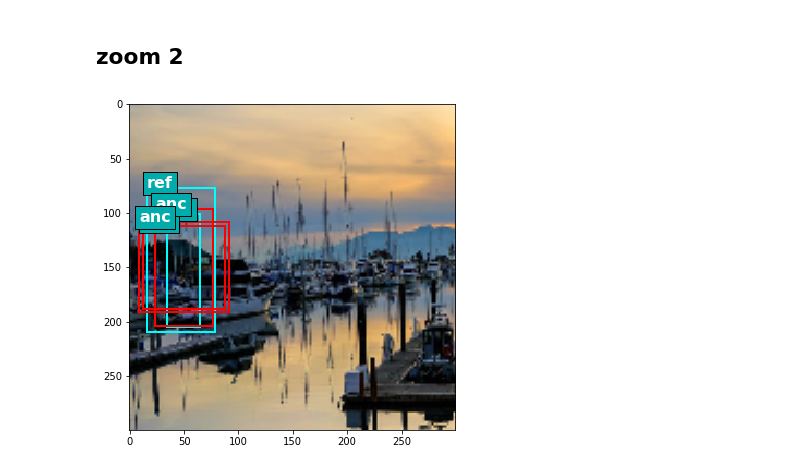
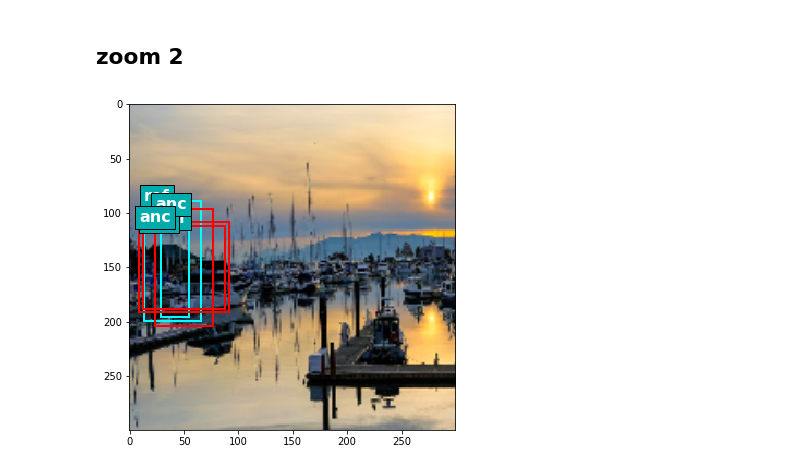
Before and after one commit to BAlmeidaS/capstone-udacity-mle, a Jupyter notebook: project/data-augmentation.ipynb, the cells around one changed output. Drawn from its saved outputs; the diff is of its cells as text; code cells hidden in the pictures.

```diff
--- a/project/data-augmentation.ipynb
+++ b/project/data-augmentation.ipynb
@@ -59,7 +60,7 @@ tqdm.pandas()
 # %% [output]
 Using TensorFlow backend.
 # %%
-images, X = train.load_data('1')
+images, X = da.load_data('1')
 # %%
 # show images with many bounding boxes
 for i in range(8750):
@@ -161,9 +163,9 @@ plt_bboxes(img_z, bboxes)
 # %%
 bboxes = deepcopy(bboxes_raw)
 
-img_z, bboxes = train.resize(img, bboxes, .5, -.2, -.25)
+img_z, bboxes = da.resize(img, bboxes, .6, -.2, -.2)
 
 plt_img(np.array(img_z))
 plt_bboxes(img_z, bboxes)
 # %% [output]
-[figure, old version]
+[figure, new version]
```
Also changed, not shown: parts of 8 cells of this notebook.
